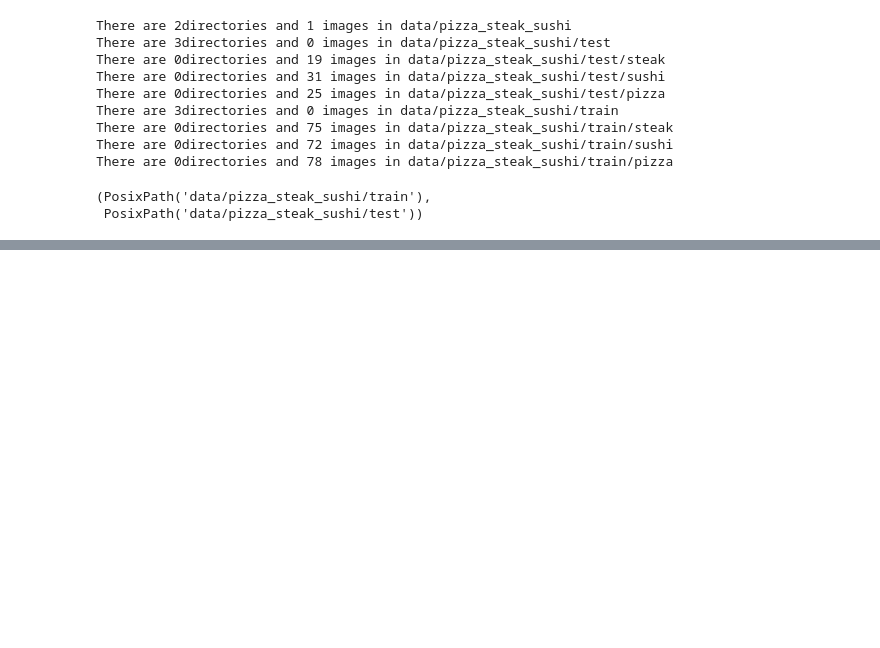
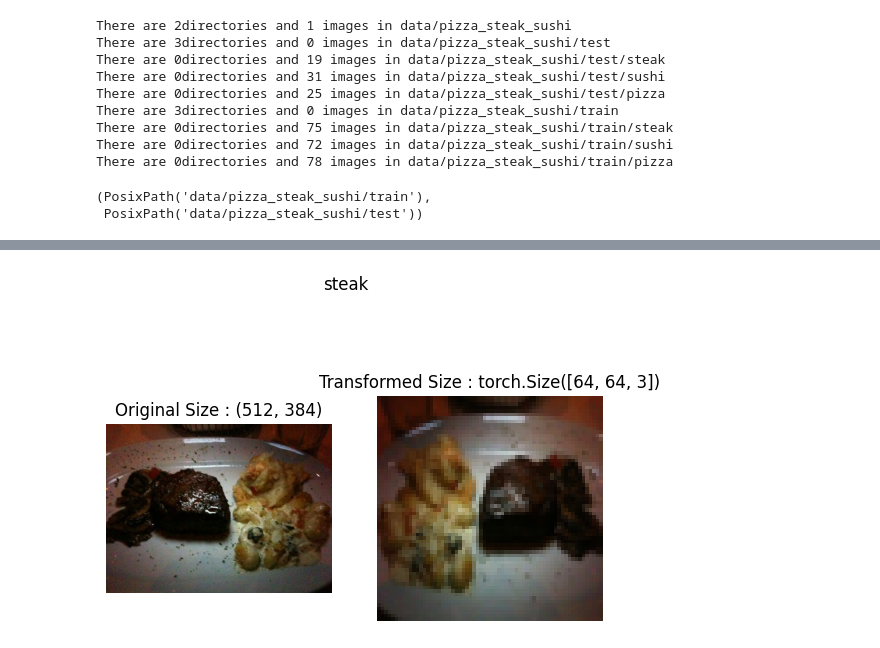
Before and after one commit to Linux-Server/ZTM, a Jupyter notebook: pytorch/04_custom_dataset/1.ipynb, the cells around one changed output, grey strips where cells are left out. Saved outputs shown, nothing was run; the diff lists cells and outputs as text; code cells hidden in the pictures; blank space fills up the shorter version.

```diff
--- a/pytorch/04_custom_dataset/1.ipynb
+++ b/pytorch/04_custom_dataset/1.ipynb
@@ -69,0 +142,24 @@ train_dir, test_dir
+# %%
+def plot_transformed_images(image_paths, transform, n=3, seed = None ):
+    """Plot the transformed imgaes"""
+    if seed:
+        random.seed(seed)
+    random_image_paths = random.sample(image_paths, k=n)
+    for image_path in random_image_paths:
+        with Image.open(image_path) as f:
+            fig, ax = plt.subplots(nrows=1, ncols=2)
+            ax[0].imshow(f)
+            ax[0].set_title(f"Original Size : {f.size}")
+            ax[0].axis(False)
+
+            # transformed image
+            transformed_image = transform(f).permute(1,2,0)
+            ax[1].imshow(transformed_image)
+            ax[1].set_title(f"Transformed Size : {transformed_image.shape}")
+            ax[1].axis(False)
+
+            fig.suptitle(f"{image_path.parent.stem}")
+# %%
+plot_transformed_images(image_path_list, transform=data_transform, n=1)
+# %% [output]
+[figure, added]
```
Also changed, not shown: parts of 26 cells of this notebook.
